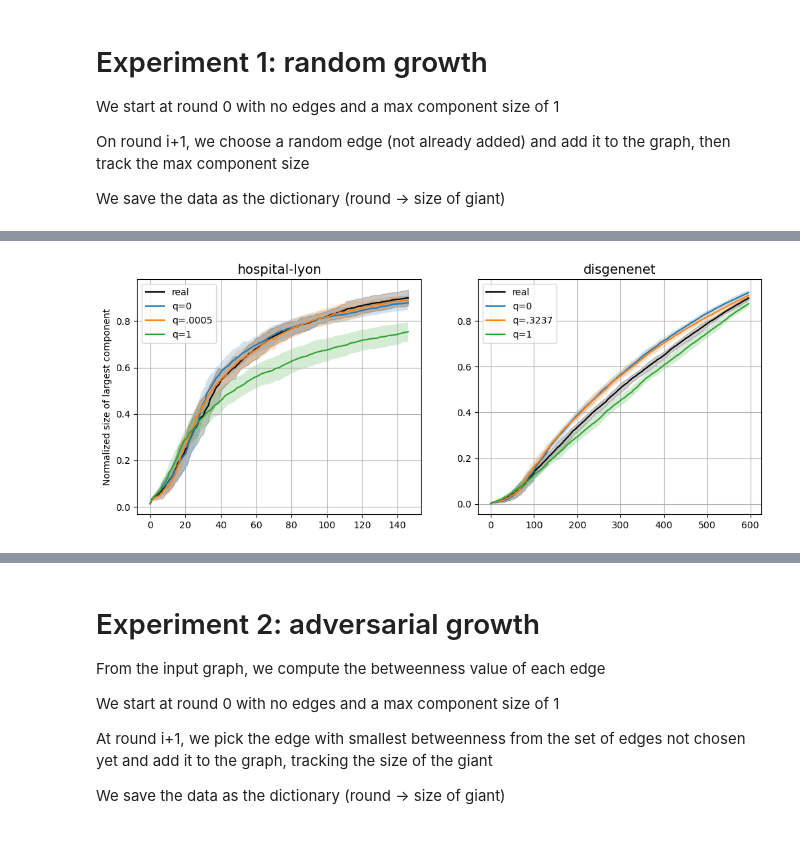
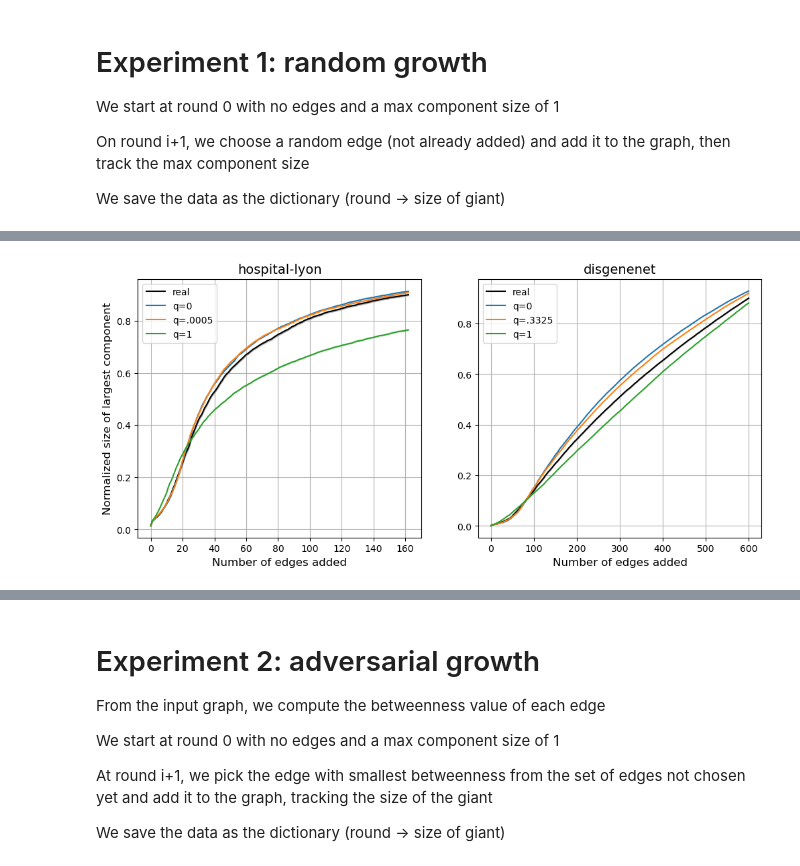
Before and after one commit to emilylackershire/Simplicial_Ratio, a Jupyter notebook: Experiments/Experiments.ipynb, the cells around one changed output, grey strips where cells are left out. Drawn from its saved outputs; the diff is of its cells as text; code cells hidden in the pictures; blank space fills up the shorter version.

```diff
--- a/Experiments/Experiments.ipynb
+++ b/Experiments/Experiments.ipynb
@@ -197,12 +197,12 @@ skeleton = True
 # The number of samples for each experiment will be different
 # For example: adversarial growth takes longer so should only be run a few times
 
-## /5 below
+##
 rolls = {
-    'random growth': 20,
-    'adversarial growth': 2,
-    'single-source diffusion': 20,
-    '10% sprinkled diffusion': 20,
+    'random growth': 100,
+    'adversarial growth': 30, ## we used 10 for larger graphs
+    'single-source diffusion': 100,
+    '10% sprinkled diffusion': 100,
 }
 # %%
 d = {}
@@ -254,7 +245,7 @@ On round i+1, we choose a random edge (not already added) and add it to the grap
 We save the data as the dictionary (round -> size of giant)
 # %%
 ## either load results so far or initialize
-df = pd.DataFrame({'n': vertex_data.copy(), 'm': edge_data.copy()})
+#df = pd.DataFrame({'n': vertex_data.copy(), 'm': edge_data.copy()})
 
-# with open('random_growth_experiments.pkl','rb') as file:
-#     df = pkl.load(file)
+with open('random_growth_experiments.pkl','rb') as file:
+    df = pkl.load(file)
@@ -328,8 +339,26 @@ Wall time: 38.9 s
 # %%
-## plot - random growth experiment
-plt.figure(figsize=(12,10))
-for ctr, dataset in enumerate(datasets.keys()):
-    n = int(df['n'][dataset])
+## plot#1 - random growth experiment
+plt.figure(figsize=(12,5))
+SE = np.sqrt(rolls['random growth']) ## 1 for actual SD
+
+names = [
+#    "contact-primary-school",
+#    "contact-high-school",
+    "hospital-lyon",
+#    "email-enron",
+#    "email-eu",
+#    "diseasome",
+    "disgenenet",
+#    "ndc-substances",
+#    "congress-bills",
+#    "ubuntu (edge-chopped)",
+]
+
+for ctr, dataset in enumerate(names):
+
+    plt.subplot(1,2,ctr+1)
+
+    n = int(df['n'][dataset]) ## number of nodes
     stop_value = 0.9*n
     c = 0
     while True:
@@ -338,49 +367,49 @@ for ctr, dataset in enumerate(datasets.keys()):
         else:
             break
     cutoff = c+1
-    plt.subplot(2,2,ctr+1)
+
     _m = df['random growth mean'][dataset]
     _s = df['random growth stdv'][dataset]
     plt.plot(list(_m.keys())[:cutoff], [i/n for i in _m.values()][:cutoff], label='real', color='black')
     plt.fill_between(list(_m.keys())[:cutoff],
-                     np.array([i/n for i in _m.values()][:cutoff])-np.array([i/n for i in _s.values()][:cutoff]),
-                     np.array([i/n for i in _m.values()][:cutoff])+np.array([i/n for i in _s.values()][:cutoff]),
+                     np.array([i/n for i in _m.values()][:cutoff])-np.array([(i/n)/SE for i in _s.values()][:cutoff]),
+                     np.array([i/n for i in _m.values()][:cutoff])+np.array([(i/n)/SE for i in _s.values()][:cutoff]),
                      alpha=.2, color='black'
                     )
 
     _m = df['random growth mean'][dataset+' (q=0)']
     _s = df['random growth stdv'][dataset+' (q=0)']
     plt.plot(list(_m.keys())[:cutoff], [i/n for i in _m.values()][:cutoff], label='q=0')
     plt.fill_between(list(_m.keys())[:cutoff],
-                     np.array([i/n for i in _m.values()][:cutoff])-np.array([i/n for i in _s.values()][:cutoff]),
-                     np.array([i/n for i in _m.values()][:cutoff])+np.array([i/n for i in _s.values()][:cutoff]),
+                     np.array([i/n for i in _m.values()][:cutoff])-np.array([(i/n)/SE for i in _s.values()][:cutoff]),
+                     np.array([i/n for i in _m.values()][:cutoff])+np.array([(i/n)/SE for i in _s.values()][:cutoff]),
                      alpha=.2
                     )
     ## best case
     best = [x for x in df['random growth mean'].keys() if 'q=0.' in x and dataset in x][0]
     _m = df['random growth mean'][best]
     _s = df['random growth stdv'][best]
     plt.plot(list(_m.keys())[:cutoff], [i/n for i in _m.values()][:cutoff], label='q='+best.split('=')[1][1:-1])
     plt.fill_between(list(_m.keys())[:cutoff],
-                     np.array([i/n for i in _m.values()][:cutoff])-np.array([i/n for i in _s.values()][:cutoff]),
-                     np.array([i/n for i in _m.values()][:cutoff])+np.array([i/n for i in _s.values()][:cutoff]),
+                     np.array([i/n for i in _m.values()][:cutoff])-np.array([(i/n)/SE for i in _s.values()][:cutoff]),
+                     np.array([i/n for i in _m.values()][:cutoff])+np.array([(i/n)/SE for i in _s.values()][:cutoff]),
                      alpha=.2
                     )
 
     _m = df['random growth mean'][dataset+' (q=1)']
     _s = df['random growth stdv'][dataset+' (q=1)']
     plt.plot(list(_m.keys())[:cutoff], [i/n for i in _m.values()][:cutoff], label='q=1')
     plt.fill_between(list(_m.keys())[:cutoff],
-                     np.array([i/n for i in _m.values()][:cutoff])-np.array([i/n for i in _s.values()][:cutoff]),
-                     np.array([i/n for i in _m.values()][:cutoff])+np.array([i/n for i in _s.values()][:cutoff]),
+                     np.array([i/n for i in _m.values()][:cutoff])-np.array([(i/n)/SE for i in _s.values()][:cutoff]),
+                     np.array([i/n for i in _m.values()][:cutoff])+np.array([(i/n)/SE for i in _s.values()][:cutoff]),
                      alpha=.2
                     )
     plt.title(dataset, fontsize=14)
-    if ctr>1:
-        plt.xlabel('Number of edges added')
+    if ctr>=0:
+        plt.xlabel('Number of edges added', fontsize=12)
     if ctr%2 == 0:
-        plt.ylabel('Normalized size of largest component')
+        plt.ylabel('Normalized size of largest component', fontsize=12)
     plt.grid()
     plt.legend();
 # %% [output]
-[figure, old version]
+[figure, new version]
```
Also changed, not shown: parts of 33 cells of this notebook, 8 other files.
